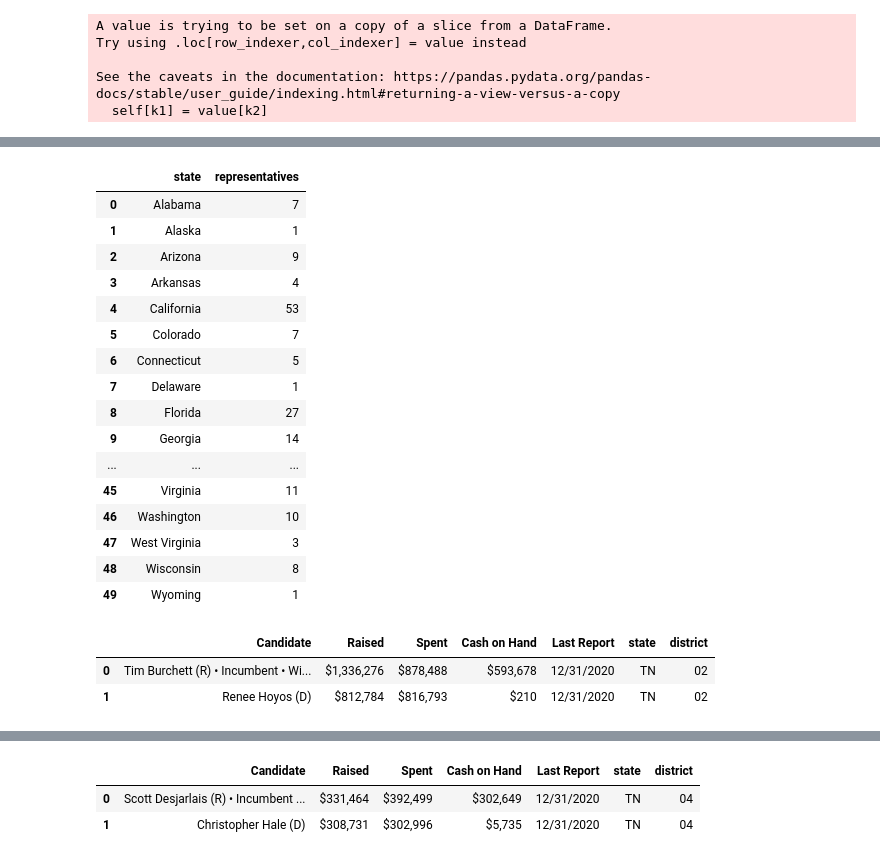
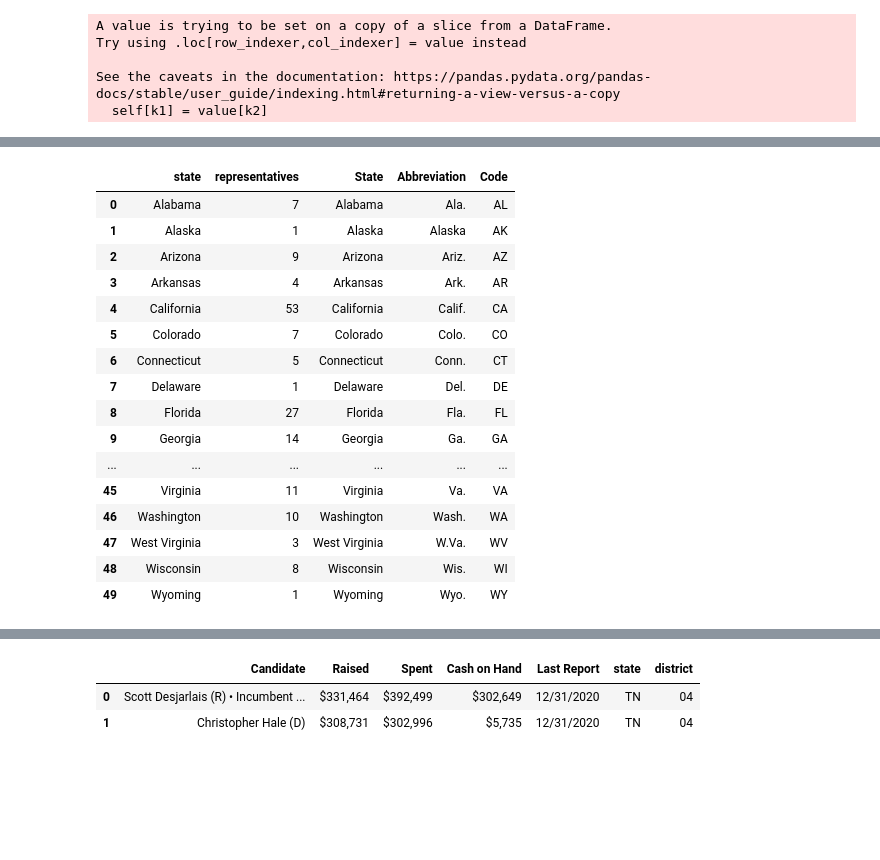
Before and after one commit to nss-data-science-cohort-5/webscraping_open_secrets-orange-oscelots_project-3, a Jupyter notebook: notebooks/Webscraping .ipynb, the cells around one changed output, grey strips where cells are left out. Drawn from its saved outputs; the diff is of its cells as text; code cells hidden in the pictures; blank space fills up the shorter version.

```diff
--- a/notebooks/Webscraping .ipynb
+++ b/notebooks/Webscraping .ipynb
@@ -78,3 +154,8 @@ response = requests.get(URL)
 # %%
 requests.get('https://www.britannica.com/topic/United-States-House-of-Representatives-Seats-by-State-1787120')
 soup = BS(response.text)
+# %%
+#getting the table of states and dropping th3 50th row which is just the total
+state_rep=pd.read_html(str(soup.find('table')))[0]
+state_rep= state_rep[0:50]
+state_rep
@@ -102,22 +212,23 @@ Congressional
-# %%
-#dropping the 50th row from the previous cell
-Congressional= Congressional [0:50]
-Congressional
-# %% [output]
-|  | state | representatives |
-| 0 | Alabama | 7 |
-| 1 | Alaska | 1 |
-| 2 | Arizona | 9 |
-| 3 | Arkansas | 4 |
-| 4 | California | 53 |
-| 5 | Colorado | 7 |
-| 6 | Connecticut | 5 |
-| 7 | Delaware | 1 |
-| 8 | Florida | 27 |
-| 9 | Georgia | 14 |
-| ... | ... | ... |
-| 45 | Virginia | 11 |
-| 46 | Washington | 10 |
-| 47 | West Virginia | 3 |
-| 48 | Wisconsin | 8 |
-| 49 | Wyoming | 1 |
+# %%
+districts = state_rep.merge(abbrevations,
+                           left_on = 'state',
+                           right_on = 'State')
+districts
+# %% [output]
+|  | state | representatives | State | Abbreviation | Code |
+| 0 | Alabama | 7 | Alabama | Ala. | AL |
+| 1 | Alaska | 1 | Alaska | Alaska | AK |
+| 2 | Arizona | 9 | Arizona | Ariz. | AZ |
+| 3 | Arkansas | 4 | Arkansas | Ark. | AR |
+| 4 | California | 53 | California | Calif. | CA |
+| 5 | Colorado | 7 | Colorado | Colo. | CO |
+| 6 | Connecticut | 5 | Connecticut | Conn. | CT |
+| 7 | Delaware | 1 | Delaware | Del. | DE |
+| 8 | Florida | 27 | Florida | Fla. | FL |
+| 9 | Georgia | 14 | Georgia | Ga. | GA |
+| ... | ... | ... | ... | ... | ... |
+| 45 | Virginia | 11 | Virginia | Va. | VA |
+| 46 | Washington | 10 | Washington | Wash. | WA |
+| 47 | West Virginia | 3 | West Virginia | W.Va. | WV |
+| 48 | Wisconsin | 8 | Wisconsin | Wis. | WI |
+| 49 | Wyoming | 1 | Wyoming | Wyo. | WY |
@@ -133,9 +250,3 @@ def district_states (state, district):
 
 
     return candidates
-# %%
-district_states ('TN', '02')
-# %% [output]
-|  | Candidate | Raised | Spent | Cash on Hand | Last Report | state | district |
-| 0 | Tim Burchett (R) • Incumbent • Wi... | $1,336,276 | $878,488 | $593,678 | 12/31/2020 | TN | 02 |
-| 1 | Renee Hoyos (D) | $812,784 | $816,793 | $210 | 12/31/2020 | TN | 02 |
```
Also changed, not shown: parts of 55 cells of this notebook.
